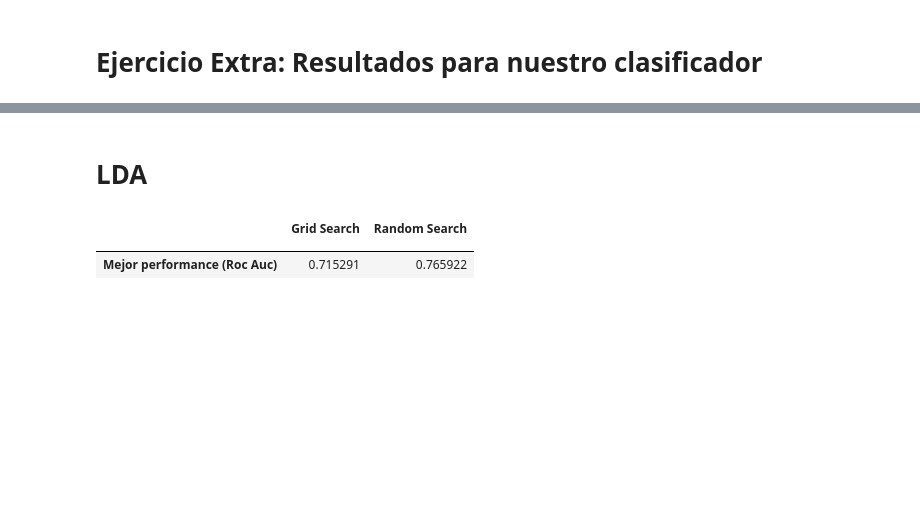
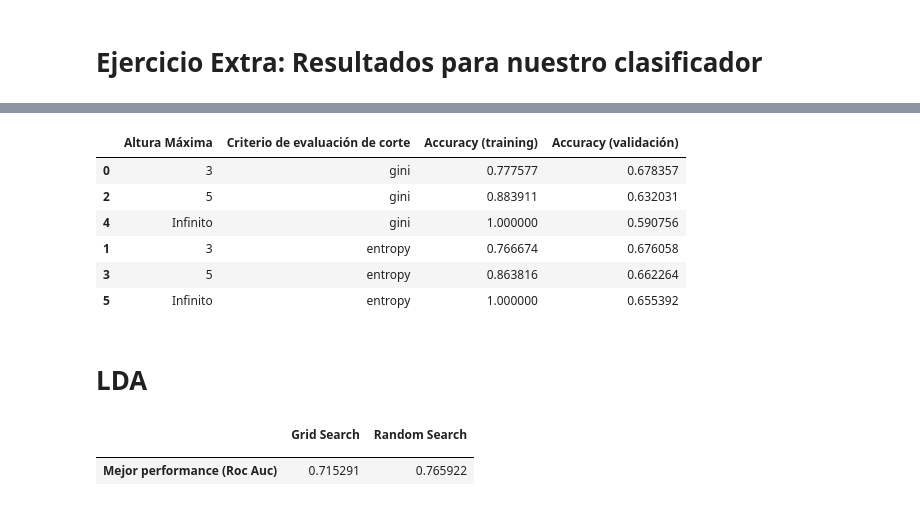
Before and after one commit to pfromer/MachineLearningTps, a Jupyter notebook: tp_version_2.ipynb, the cells around one changed output, grey strips where cells are left out. Drawn from its saved outputs; the diff is of its cells as text; code cells hidden in the pictures; blank space fills up the shorter version.

```diff
--- a/tp_version_2.ipynb
+++ b/tp_version_2.ipynb
@@ -147,6 +156,14 @@ display(segundaTablaEjercicio2(DecisionTreeClassifier))
 # %%
-#display(segundaTablaEjercicio2(ourTree.MiClasificadorArbol))
+display(segundaTablaEjercicio2(ourTree.MiClasificadorArbol))
 #esta tabla tardo 10 minutos en crearse, ver como mejorar performance
+# %% [output]
+|  | Altura Máxima | Criterio de evaluación de corte | Accuracy (training) | Accuracy (validación) |
+| 0 | 3 | gini | 0.777577 | 0.678357 |
+| 2 | 5 | gini | 0.883911 | 0.632031 |
+| 4 | Infinito | gini | 1.000000 | 0.590756 |
+| 1 | 3 | entropy | 0.766674 | 0.676058 |
+| 3 | 5 | entropy | 0.863816 | 0.662264 |
+| 5 | Infinito | entropy | 1.000000 | 0.655392 |
 # %%
 roc_auc_score = make_scorer(roc_auc_score)
 n_iter_search = 70
```
Also changed, not shown: parts of 12 cells of this notebook.
